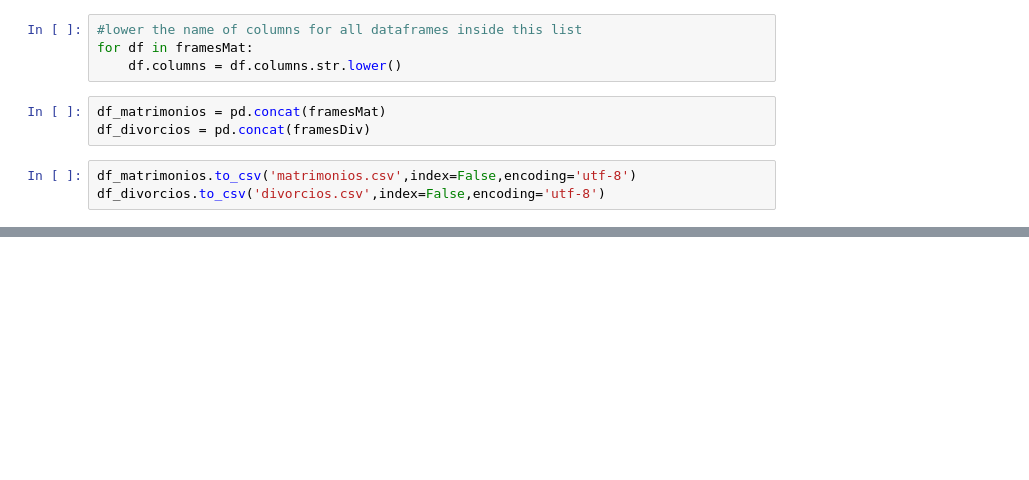
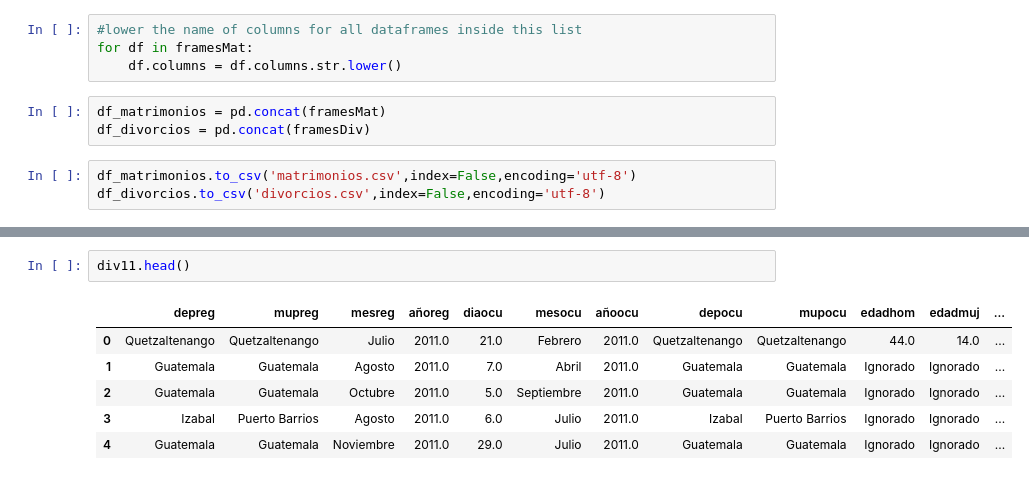
Before and after one commit to Mar19845/Proyecto_Mineria, a Jupyter notebook: Archivos/Pruebas.ipynb, the cells around one changed output, grey strips where cells are left out. Saved outputs shown, nothing was run; the diff lists cells and outputs as text; blank space fills up the shorter version.

```diff
--- a/Archivos/Pruebas.ipynb
+++ b/Archivos/Pruebas.ipynb
@@ -61,0 +67,9 @@ Index(['depreg', 'mupreg', 'mesreg', 'anoreg', 'diaocu', 'mesocu', 'anoocu',
+# %%
+div11.head()
+# %% [output]
+|  | depreg | mupreg | mesreg | añoreg | diaocu | mesocu | añoocu | depocu | mupocu | edadhom | edadmuj | ... |
+| 0 | Quetzaltenango | Quetzaltenango | Julio | 2011.0 | 21.0 | Febrero | 2011.0 | Quetzaltenango | Quetzaltenango | 44.0 | 14.0 | ... |
+| 1 | Guatemala | Guatemala | Agosto | 2011.0 | 7.0 | Abril | 2011.0 | Guatemala | Guatemala | Ignorado | Ignorado | ... |
+| 2 | Guatemala | Guatemala | Octubre | 2011.0 | 5.0 | Septiembre | 2011.0 | Guatemala | Guatemala | Ignorado | Ignorado | ... |
+| 3 | Izabal | Puerto Barrios | Agosto | 2011.0 | 6.0 | Julio | 2011.0 | Izabal | Puerto Barrios | Ignorado | Ignorado | ... |
+| 4 | Guatemala | Guatemala | Noviembre | 2011.0 | 29.0 | Julio | 2011.0 | Guatemala | Guatemala | Ignorado | Ignorado | ... |
```
Also changed, not shown: parts of 5 cells of this notebook, 1 other file.
